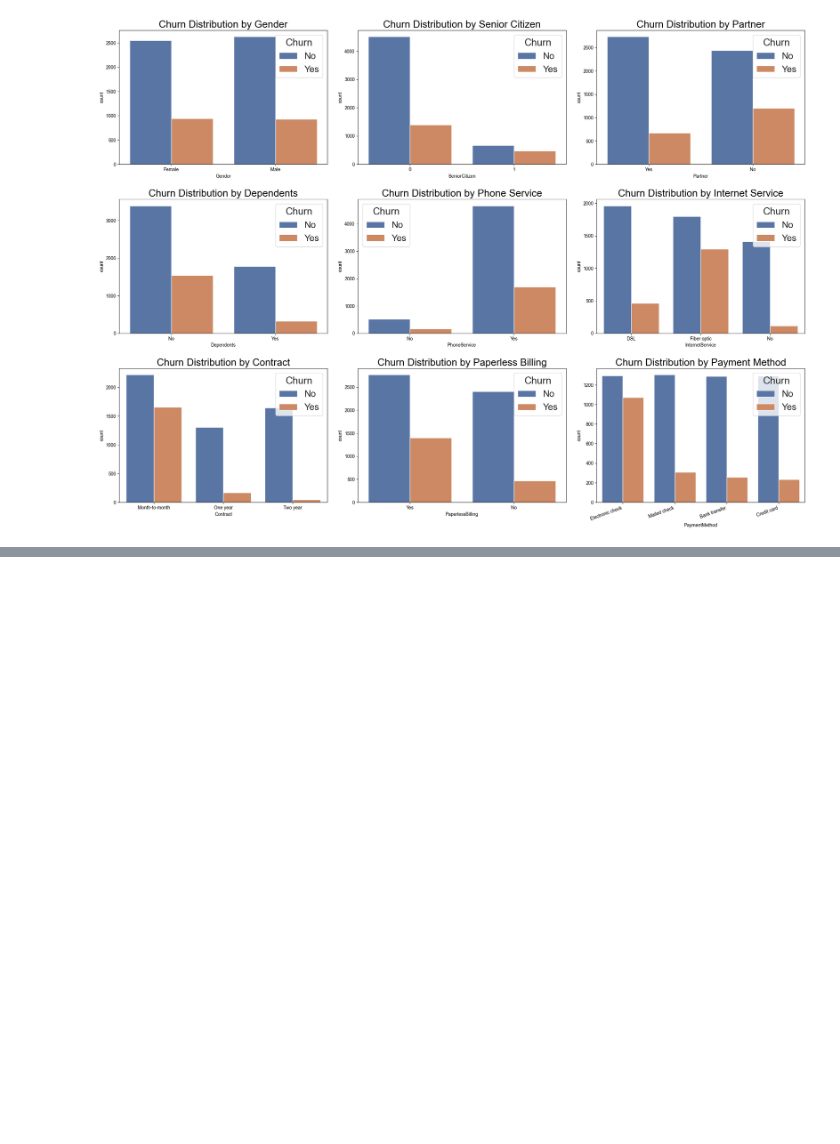
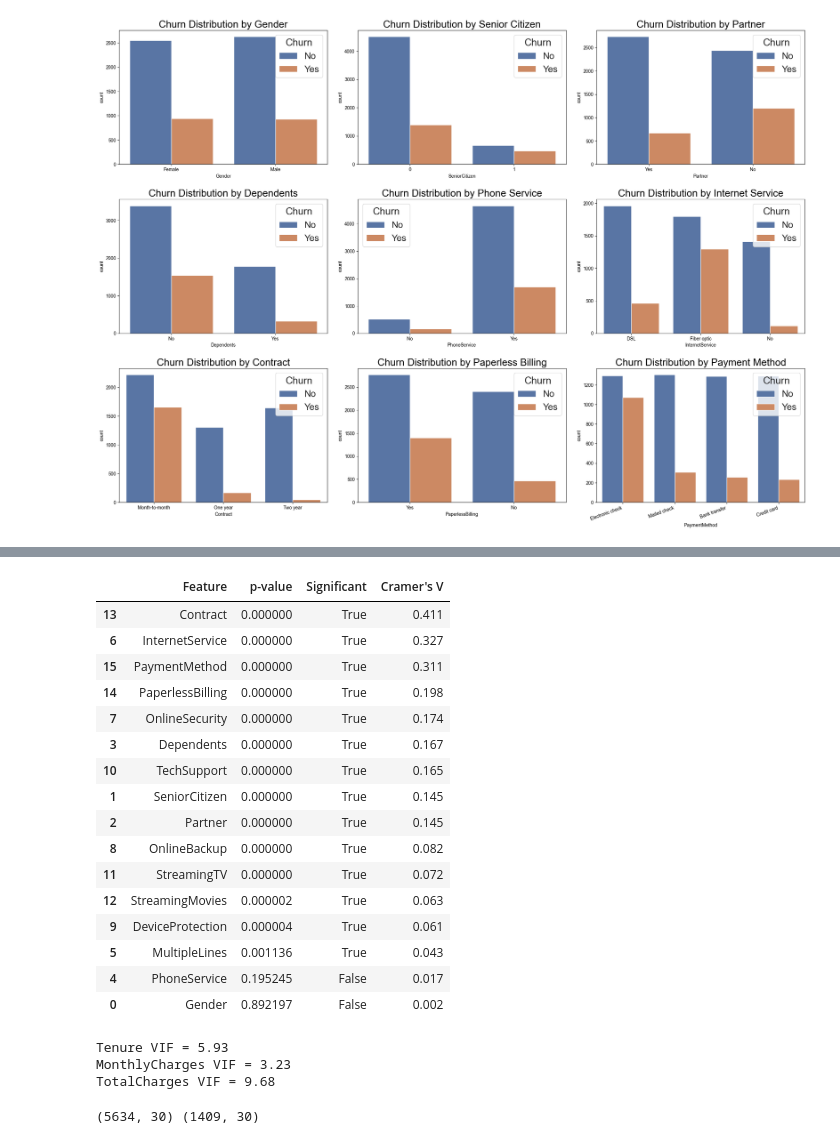
Before and after one commit to JeevikaH22/Customer_Churn_Prediction, a Jupyter notebook: notebooks/EDA.ipynb, the cells around one changed output, grey strips where cells are left out. Cells and saved outputs as stored; diff of their text form; code cells hidden in the pictures; blank space fills up the shorter version.

```diff
--- a/notebooks/EDA.ipynb
+++ b/notebooks/EDA.ipynb
@@ -247,0 +235,9 @@ df.to_csv('../data/Telco-Customer-Churn-featured.csv', index=False)
+# %%
+X_train_ft_engg['IsMonthToMonth'] = (X_train_ft_engg['Contract'] == 'Month-to-month').astype(int)
+X_test_ft_engg['IsMonthToMonth'] = (X_test_ft_engg['Contract'] == 'Month-to-month').astype(int)
+# %%
+X_train_ft_engg['UseElecCheck'] = (X_train_ft_engg['PaymentMethod'] == 'Electronic check').astype(int)
+X_test_ft_engg['UseElecCheck'] = (X_test_ft_engg['PaymentMethod'] == 'Electronic check').astype(int)
+# %%
+X_train_ft_engg['HasSecuritySupport'] = ((X_train_ft_engg['OnlineSecurity'] == 'Yes') | (X_train_ft_engg['TechSupport'] == 'Yes')).astype(int)
+X_test_ft_engg['HasSecuritySupport'] = ((X_test_ft_engg['OnlineSecurity'] == 'Yes') | (X_test_ft_engg['TechSupport'] == 'Yes')).astype(int)
@@ -247,0 +252,4 @@ df.to_csv('../data/Telco-Customer-Churn-featured.csv', index=False)
+# %%
+threshold = X_train_ft_engg['MonthlyCharges'].quantile(0.75)
+X_train_ft_engg['HighMonthlyCharge'] = (X_train_ft_engg['MonthlyCharges'] >= threshold).astype(int)
+X_test_ft_engg['HighMonthlyCharge'] = (X_test_ft_engg['MonthlyCharges'] >= threshold).astype(int)
@@ -247,0 +281,55 @@ df.to_csv('../data/Telco-Customer-Churn-featured.csv', index=False)
+# %%
+# Cramers for train
+target_col = 'Churn'
+train_for_stats = X_train_ft_engg.copy()
+train_for_stats[target_col] = y_train.values
+
+cat_cols_train = [c for c in cat_cols if c in train_for_stats.columns]
+
+results = []
+for col in cat_cols_train:
+    ct = pd.crosstab(train_for_stats[col], train_for_stats[target_col])
+    chi2, p_val, dof, _ = chi2_contingency(ct)
+    v = cramers_v(ct)
+    results.append({'Feature': col,'p-value': round(p_val, 6),'Significant': p_val < 0.05,"Cramer's V": round(v, 3)})
+
+train_cat_results = pd.DataFrame(results).sort_values("Cramer's V", ascending=False)
+train_cat_results
+# %% [output]
+|  | Feature | p-value | Significant | Cramer's V |
+| 13 | Contract | 0.000000 | True | 0.411 |
+| 6 | InternetService | 0.000000 | True | 0.327 |
+| 15 | PaymentMethod | 0.000000 | True | 0.311 |
+| 14 | PaperlessBilling | 0.000000 | True | 0.198 |
+| 7 | OnlineSecurity | 0.000000 | True | 0.174 |
+| 3 | Dependents | 0.000000 | True | 0.167 |
+| 10 | TechSupport | 0.000000 | True | 0.165 |
+| 1 | SeniorCitizen | 0.000000 | True | 0.145 |
+| 2 | Partner | 0.000000 | True | 0.145 |
+| 8 | OnlineBackup | 0.000000 | True | 0.082 |
+| 11 | StreamingTV | 0.000000 | True | 0.072 |
+| 12 | StreamingMovies | 0.000002 | True | 0.063 |
+| 9 | DeviceProtection | 0.000004 | True | 0.061 |
+| 5 | MultipleLines | 0.001136 | True | 0.043 |
+| 4 | PhoneService | 0.195245 | False | 0.017 |
+| 0 | Gender | 0.892197 | False | 0.002 |
+# %%
+vif_df = X_train_ft_engg[['Tenure', 'MonthlyCharges', 'TotalCharges']]
+for i, col in enumerate(vif_df.columns):
+    vif = variance_inflation_factor(vif_df.values, i)
+    print(col, 'VIF =', round(vif, 2))
+# %% [output]
+Tenure VIF = 5.93
+MonthlyCharges VIF = 3.23
+TotalCharges VIF = 9.68
+# %%
+def encode_features(X_train_split, X_test_split):
+    X_train_enc = pd.get_dummies(X_train_split, drop_first=True)
+    X_test_enc = pd.get_dummies(X_test_split, drop_first=True)
+    X_test_enc = X_test_enc.reindex(columns=X_train_enc.columns, fill_value=0)
+    return X_train_enc, X_test_enc
+
+X_train_enc, X_test_enc = encode_features(X_train_ft_engg, X_test_ft_engg)
+print(X_train_enc.shape, X_test_enc.shape)
+# %% [output]
+(5634, 30) (1409, 30)
```
Also changed, not shown: parts of 33 cells of this notebook, 3 other files.
